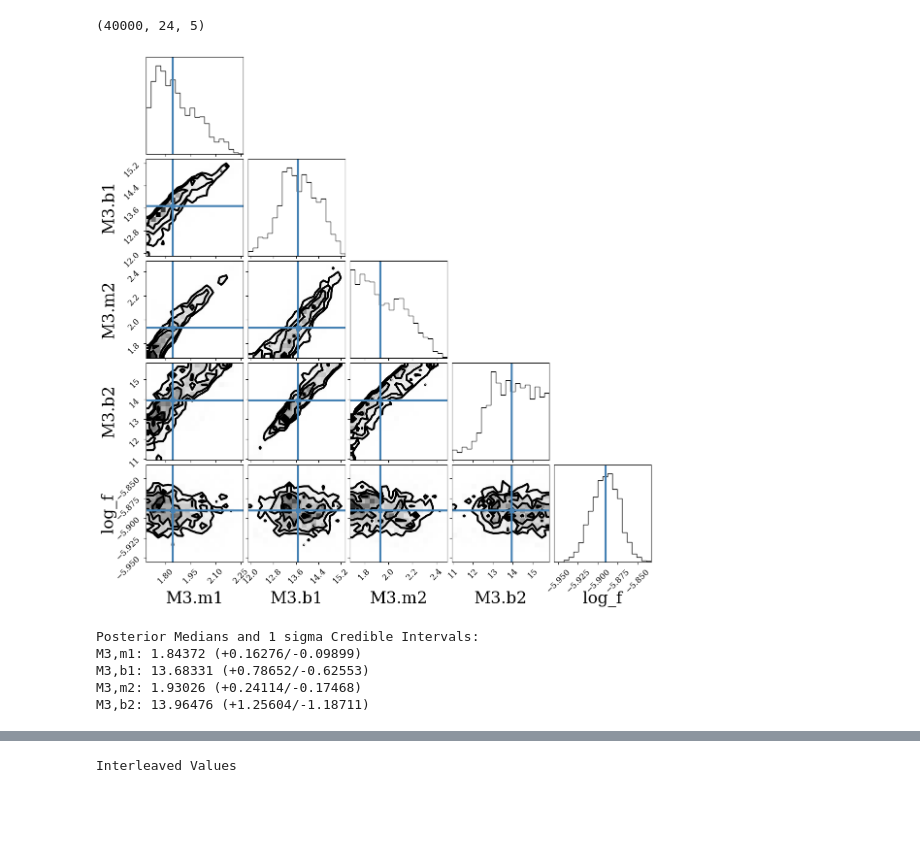
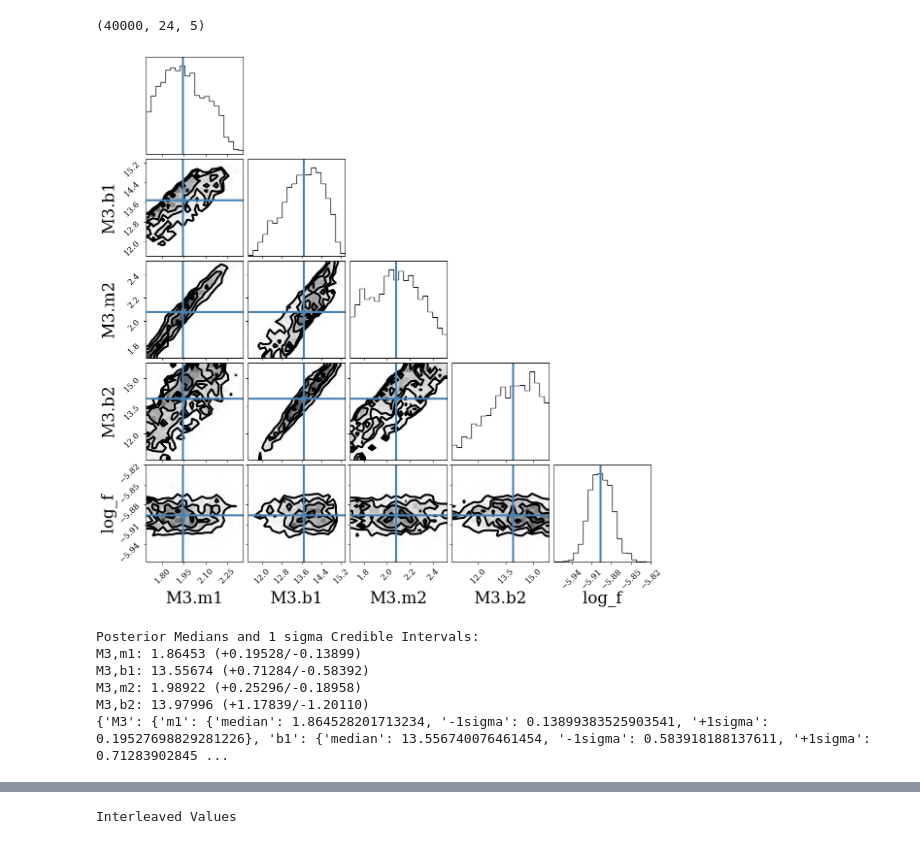
Before and after one commit to UCSB-Exoplanet-Polarimetry-Lab/pyPolCal, a Jupyter notebook: vampires_calibration/CHARIS/development_notebooks/MCMC_plots.ipynb, the cells around one changed output, grey strips where cells are left out. Cells and saved outputs as stored; diff of their text form; code cells hidden in the pictures; blank space fills up the shorter version.

Commit message:
mcmc stuff

```diff
--- a/vampires_calibration/CHARIS/development_notebooks/MCMC_plots.ipynb
+++ b/vampires_calibration/CHARIS/development_notebooks/MCMC_plots.ipynb
@@ -85,25 +102,27 @@ with open('mcmcp0.json','w') as f:
 # %%
-output_h5 = Path('../mcmc_output_M3.h5')
-json_filepath = 'mcmcp0.json'
+output_h5 = Path('../mcmc_output_M3_elliptical_IMR.h5')
+json_filepath = 'mcmcp0m3.json'
 chain, names = load_chain_and_labels(output_h5, json_filepath, include_logf = True)
-corner_plot_step_range = (1000,1700)
+corner_plot_step_range = (2000,3000)
 fig,ax = plot_corner_flat(chain, names, step_range=corner_plot_step_range)
 print(chain.shape)
 for ax in fig.get_axes():
     if ax.xaxis.label:  # check label exists
         ax.xaxis.label.set_fontsize(24)  # your desired size
     if ax.yaxis.label:
         ax.yaxis.label.set_fontsize(24)
 #fig.savefig('/Users/thomasmcintosh/Desktop/CHARIS-REU/overleaf_plots/cornerstd1.png',dpi=600,bbox_inches='tight')
 # %% [output]
 (40000, 24, 5)
-[figure, old version]
+[figure, new version]
 # %%
-summarize_median_posterior(output_h5,p0_dict,step_range=(1000,1700))
+params = summarize_median_posterior(output_h5,p0_m3,step_range=(15000,16000))
 theta = [259.1,0.18519,1.65831,1.29482,-0.88466,-0.42809]
+print(params)
 # %% [output]
 Posterior Medians and 1 sigma Credible Intervals:
-M3,m1: 1.84372 (+0.16276/-0.09899)
-M3,b1: 13.68331 (+0.78652/-0.62553)
-M3,m2: 1.93026 (+0.24114/-0.17468)
-M3,b2: 13.96476 (+1.25604/-1.18711)
+M3,m1: 1.86453 (+0.19528/-0.13899)
+M3,b1: 13.55674 (+0.71284/-0.58392)
+M3,m2: 1.98922 (+0.25296/-0.18958)
+M3,b2: 13.97996 (+1.17839/-1.20110)
+{'M3': {'m1': {'median': 1.864528201713234, '-1sigma': 0.13899383525903541, '+1sigma': 0.19527698829281226}, 'b1': {'median': 13.556740076461454, '-1sigma': 0.583918188137611, '+1sigma': 0.71283902845 ...
```
Also changed, not shown: parts of 5 cells of this notebook, 4 other files.
